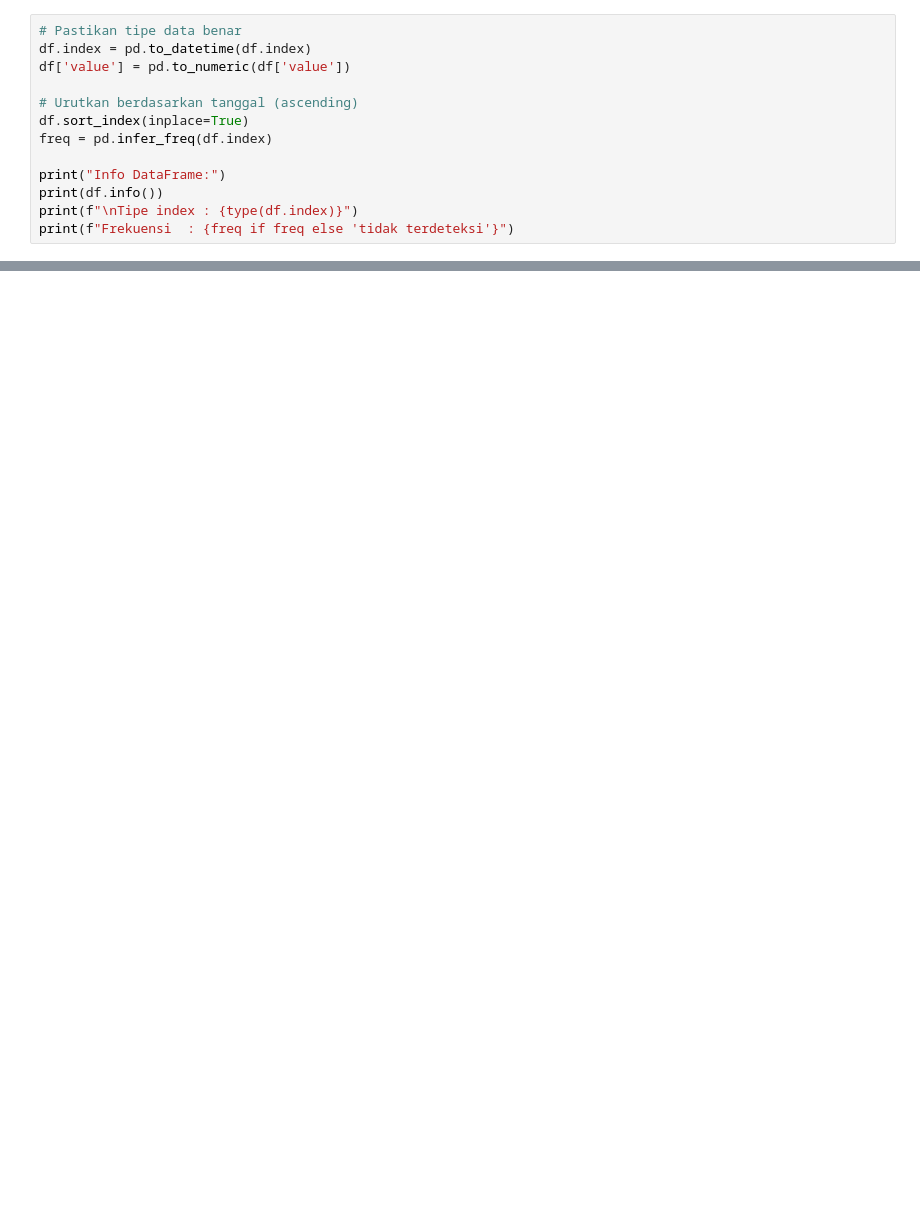
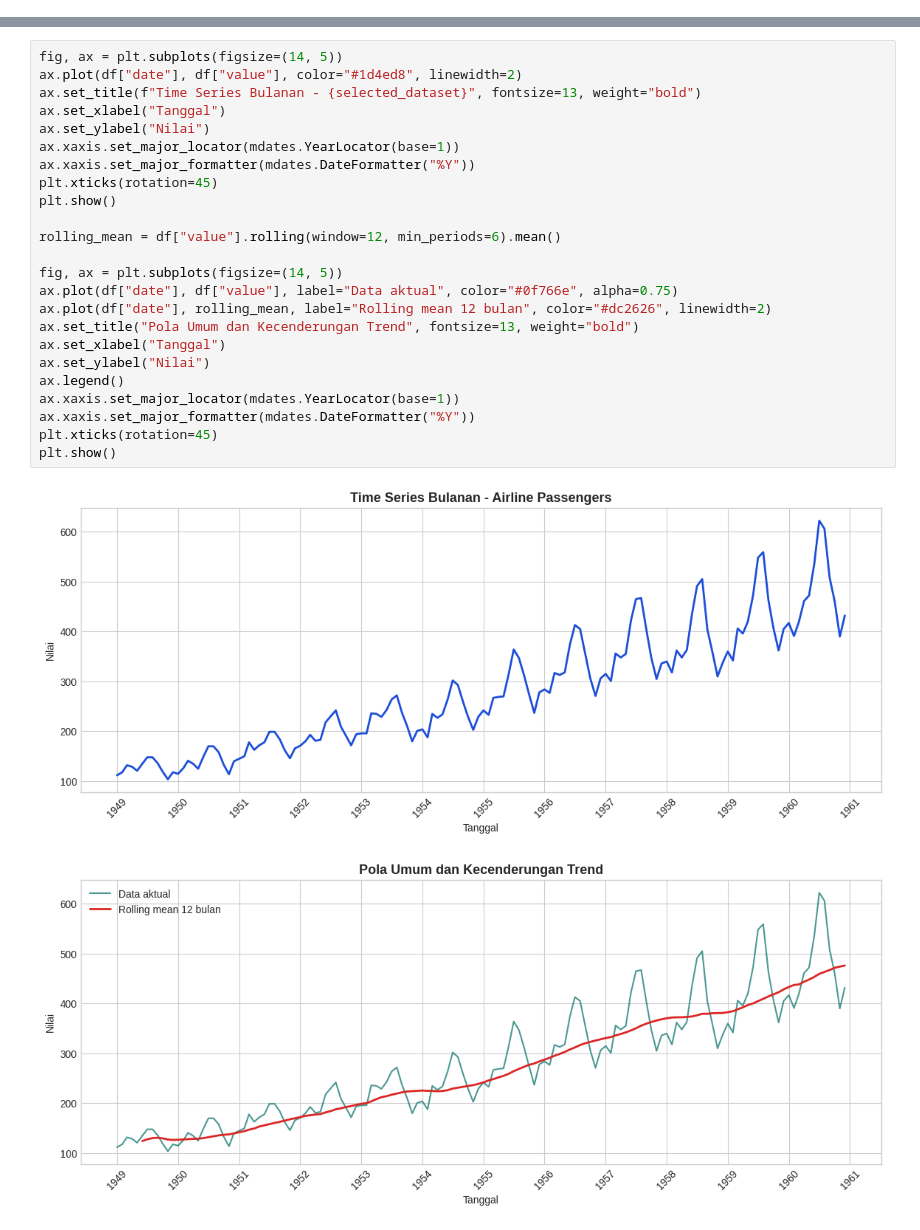
Before and after one commit to albertabayor/praktikum-week-3-el-peramalan-loh-yah, a Jupyter notebook: praktikum_peramalan_holt.ipynb, the cells around one changed output, grey strips where cells are left out. Cells and saved outputs as stored; diff of their text form; blank space fills up the shorter version.

```diff
--- a/praktikum_peramalan_holt.ipynb
+++ b/praktikum_peramalan_holt.ipynb
@@ -117,13 +0,0 @@ Periode          : January 1949 — December 1960
-# %%
-# Pastikan tipe data benar
-df.index = pd.to_datetime(df.index)
-df['value'] = pd.to_numeric(df['value'])
-
-# Urutkan berdasarkan tanggal (ascending)
-df.sort_index(inplace=True)
-freq = pd.infer_freq(df.index)
-
-print("Info DataFrame:")
-print(df.info())
-print(f"\nTipe index : {type(df.index)}")
-print(f"Frekuensi  : {freq if freq else 'tidak terdeteksi'}")
@@ -680,0 +222,27 @@ else:
+# %%
+fig, ax = plt.subplots(figsize=(14, 5))
+ax.plot(df["date"], df["value"], color="#1d4ed8", linewidth=2)
+ax.set_title(f"Time Series Bulanan - {selected_dataset}", fontsize=13, weight="bold")
+ax.set_xlabel("Tanggal")
+ax.set_ylabel("Nilai")
+ax.xaxis.set_major_locator(mdates.YearLocator(base=1))
+ax.xaxis.set_major_formatter(mdates.DateFormatter("%Y"))
+plt.xticks(rotation=45)
+plt.show()
+
+rolling_mean = df["value"].rolling(window=12, min_periods=6).mean()
+
+fig, ax = plt.subplots(figsize=(14, 5))
+ax.plot(df["date"], df["value"], label="Data aktual", color="#0f766e", alpha=0.75)
+ax.plot(df["date"], rolling_mean, label="Rolling mean 12 bulan", color="#dc2626", linewidth=2)
+ax.set_title("Pola Umum dan Kecenderungan Trend", fontsize=13, weight="bold")
+ax.set_xlabel("Tanggal")
+ax.set_ylabel("Nilai")
+ax.legend()
+ax.xaxis.set_major_locator(mdates.YearLocator(base=1))
+ax.xaxis.set_major_formatter(mdates.DateFormatter("%Y"))
+plt.xticks(rotation=45)
+plt.show()
+# %% [output]
+[figure, added]
+[figure, added]
```
Also changed, not shown: parts of 49 cells of this notebook, 1 other file.
